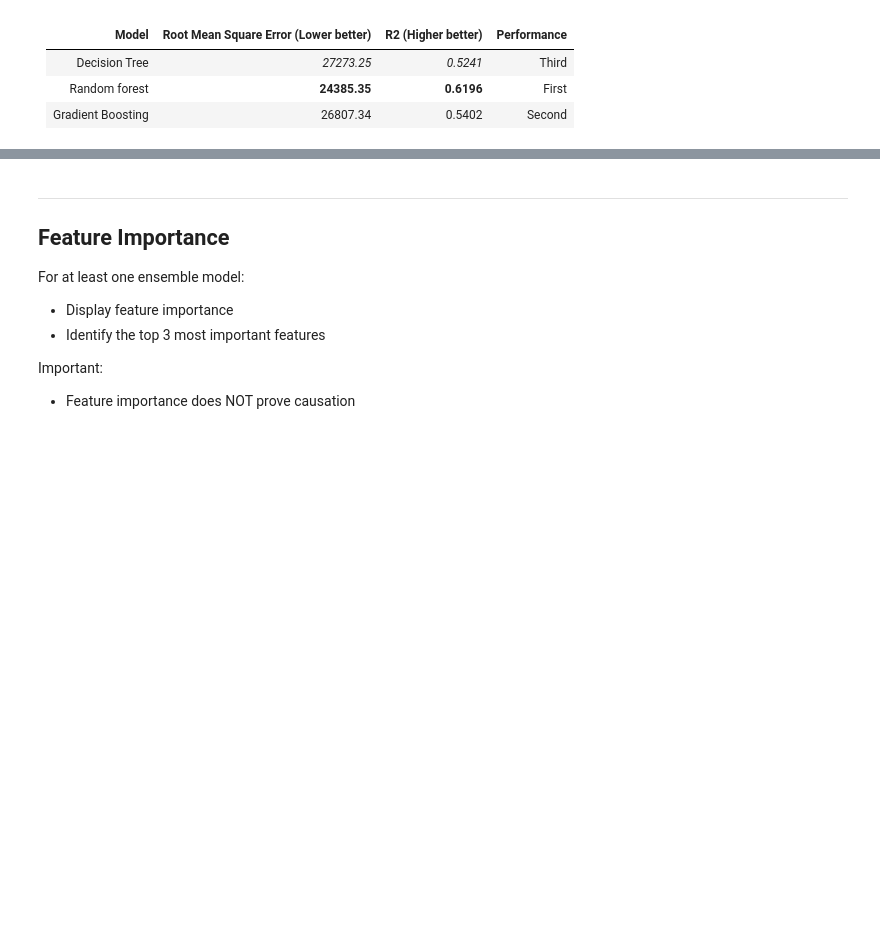
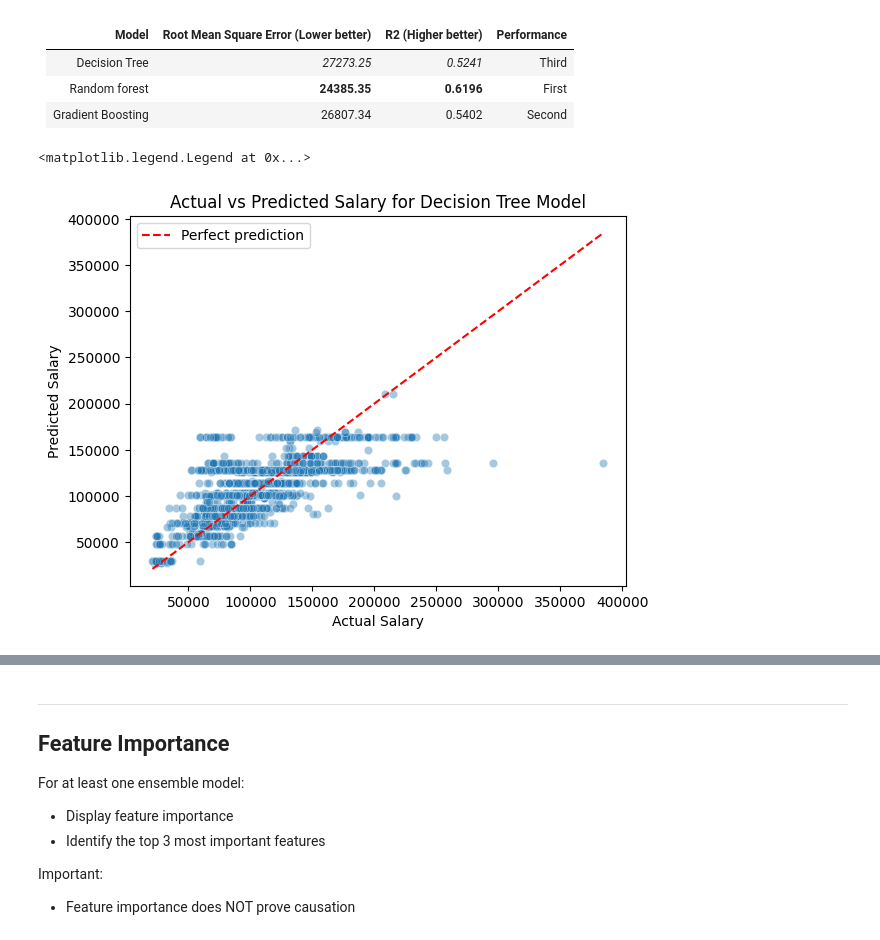
Before and after one commit to Nikolai-N484/Data201_NikolaiN, a Jupyter notebook: Project3/Nikolai_Navarro_Project3_Week14.ipynb, the cells around one changed output, grey strips where cells are left out. Cells and saved outputs as stored; diff of their text form; code cells hidden in the pictures; blank space fills up the shorter version.

```diff
--- a/Project3/Nikolai_Navarro_Project3_Week14.ipynb
+++ b/Project3/Nikolai_Navarro_Project3_Week14.ipynb
@@ -318,4 +318,14 @@ Include:
 |  Decision Tree  |  *27273.25*  |  *0.5241*  | Third |
 |  Random forest  |  **24385.35**  |  **0.6196**  | First |
 |  Gradient Boosting  |  26807.34  |  0.5402  | Second |
+# %%
+sns.scatterplot(x = y_test, y = tree_big.predict(X_test), alpha = 0.4)
+plt.plot([min(y_test), max(y_test)], [min(y_test), max(y_test)], linestyle = "--", color = "red", label = "Perfect prediction")
+plt.xlabel("Actual Salary")
+plt.ylabel("Predicted Salary")
+plt.title("Actual vs Predicted Salary for Decision Tree Model")
+plt.legend()
+# %% [output]
+<matplotlib.legend.Legend at 0x...>
+[figure, added]
 # %%
```
Also changed, not shown: parts of 8 cells of this notebook.
